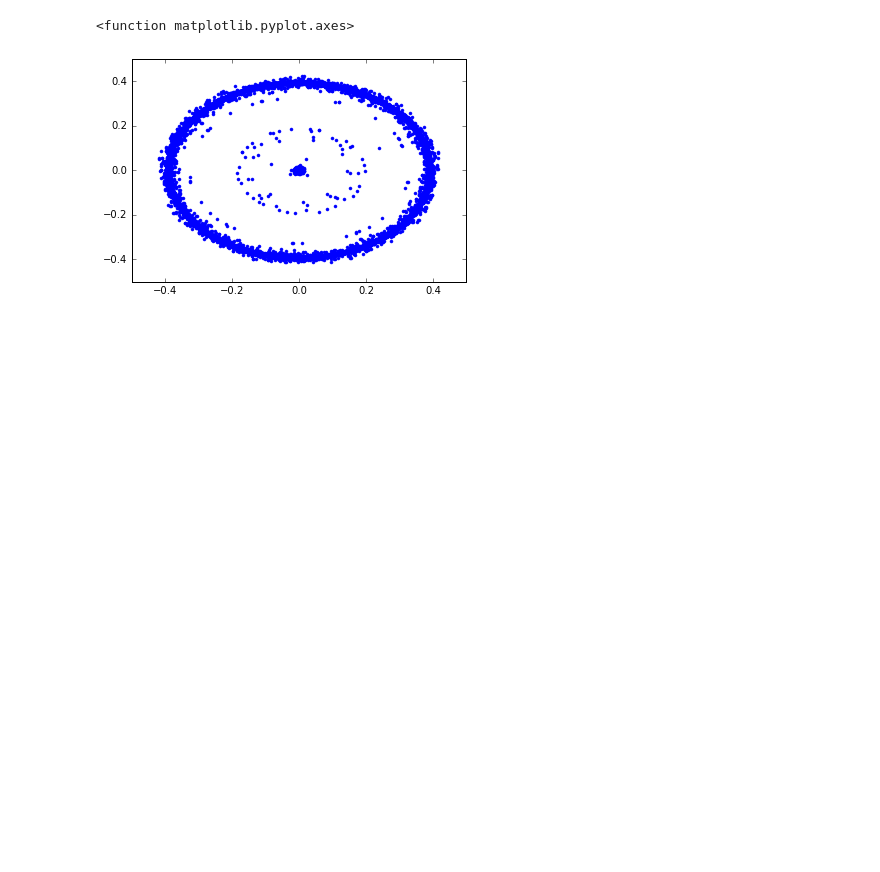
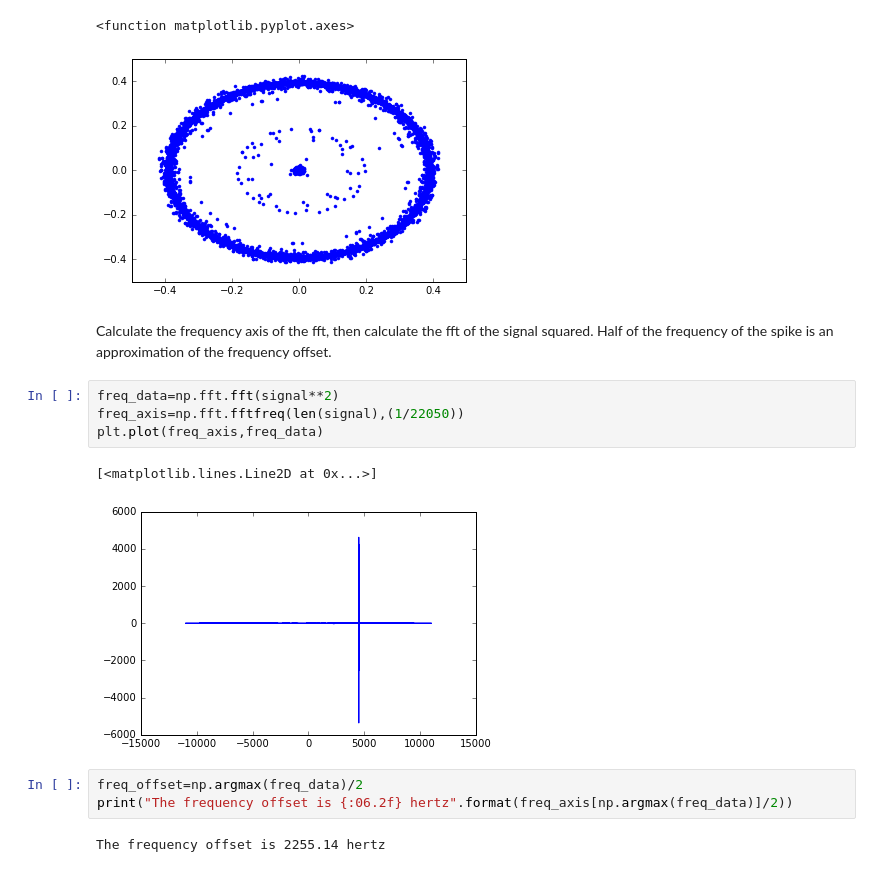
Before and after one commit to kailevy/usrp_2.5, a Jupyter notebook: Vis.ipynb, the cells around one changed output. Saved outputs shown, nothing was run; the diff lists cells and outputs as text; blank space fills up the shorter version.

Commit message:
Minor comments of vis, with carrier frequency offset estimation

```diff
--- a/Vis.ipynb
+++ b/Vis.ipynb
@@ -24,3 +34,17 @@ plt.axes
 # %% [output]
 <function matplotlib.pyplot.axes>
 [figure]
+# %% [markdown]
+Calculate the frequency axis of the fft, then calculate the fft of the signal squared. Half of the frequency of the spike is an approximation of the frequency offset.
+# %%
+freq_data=np.fft.fft(signal**2)
+freq_axis=np.fft.fftfreq(len(signal),(1/22050))
+plt.plot(freq_axis,freq_data)
+# %% [output]
+[<matplotlib.lines.Line2D at 0x...>]
+[figure, added]
+# %%
+freq_offset=np.argmax(freq_data)/2
+print("The frequency offset is {:06.2f} hertz".format(freq_axis[np.argmax(freq_data)]/2))
+# %% [output]
+The frequency offset is 2255.14 hertz
```
Also changed, not shown: parts of 5 cells of this notebook.
